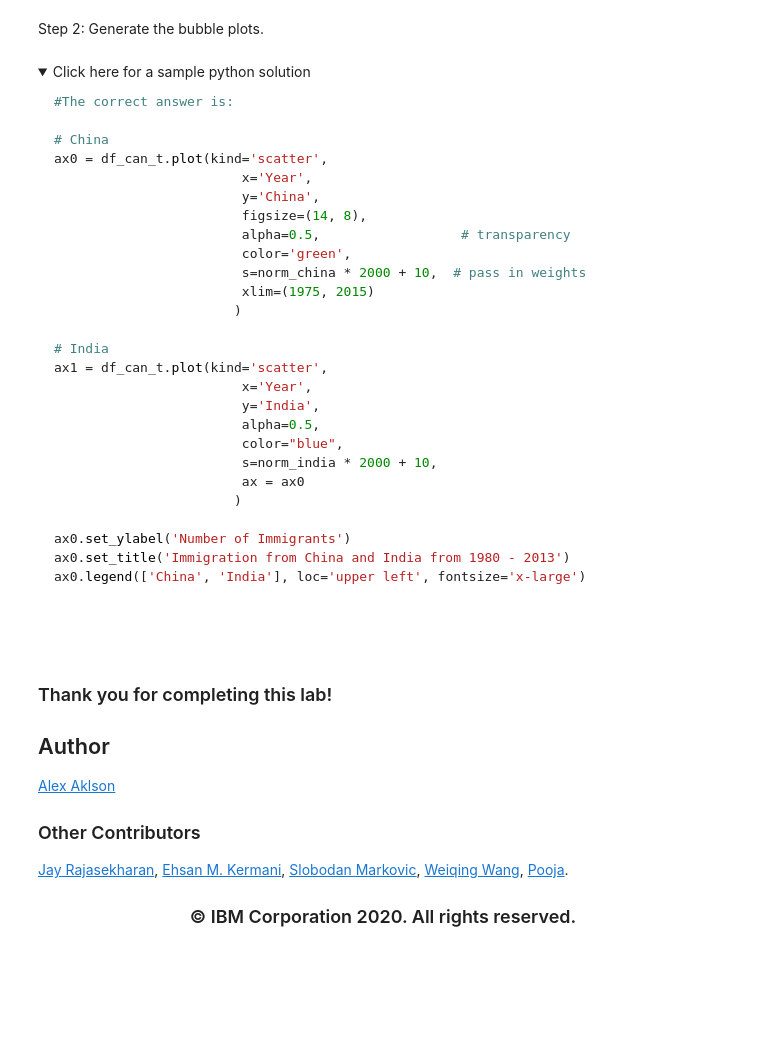
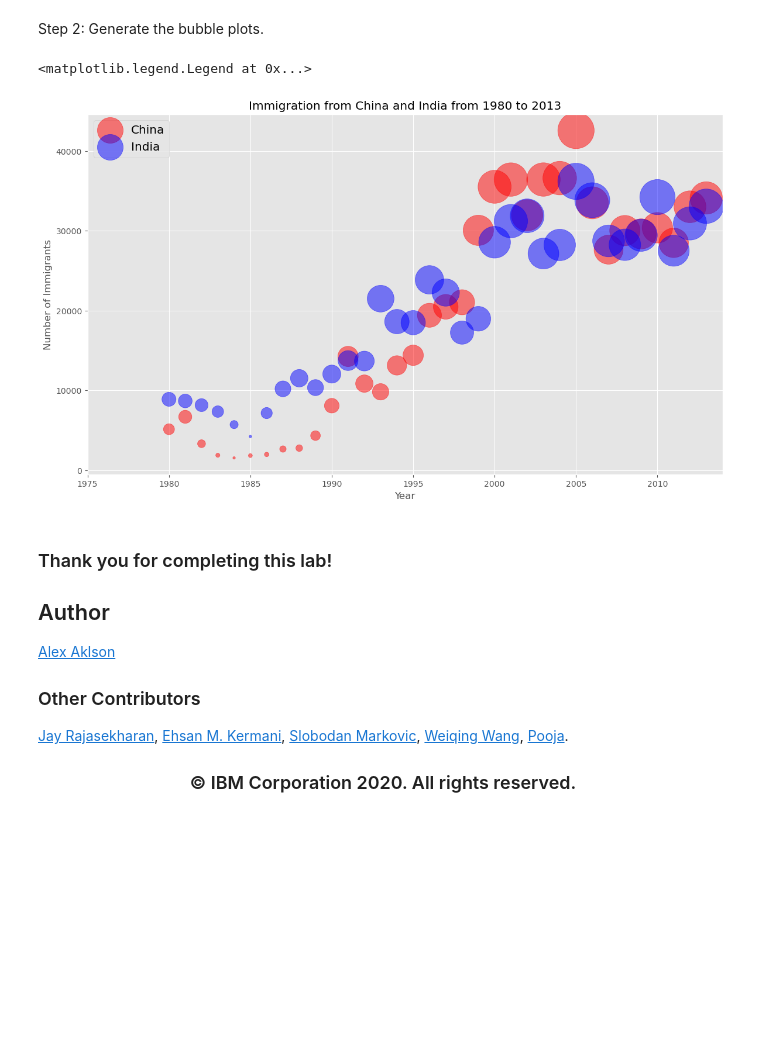
Before and after one commit to alinazir105/Data-Visualization-in-Python, a Jupyter notebook: 4-Pie-Charts-Box-Plots-Scatter-Plots-and-Bubble-Plots.ipynb, the cells around one changed output. Saved outputs shown, nothing was run; the diff lists cells and outputs as text; code cells hidden in the pictures; folded sections open; blank space fills up the shorter version.

````diff
--- a/4-Pie-Charts-Box-Plots-Scatter-Plots-and-Bubble-Plots.ipynb
+++ b/4-Pie-Charts-Box-Plots-Scatter-Plots-and-Bubble-Plots.ipynb
@@ -737,6 +744,6 @@ Step 1: Normalize the data pertaining to China and India.
 ### type your answer here
 
 # normalized Chinese data
-# norm_china = ...
+norm_china = (df_can_t['China'] - df_can_t['China'].min()) / (df_can_t['China'].max() - df_can_t['China'].min())
 # normalized Indian data
-# norm_india = ...
+norm_india = (df_can_t['India'] - df_can_t['India'].min()) / (df_can_t['India'].max() - df_can_t['India'].min())
@@ -762,38 +752,33 @@ Step 2: Generate the bubble plots.
-# %% [markdown]
-<details><summary>Click here for a sample python solution</summary>
-
-```python
-#The correct answer is:
-
-# China
-ax0 = df_can_t.plot(kind='scatter',
-                        x='Year',
-                        y='China',
-                        figsize=(14, 8),
-                        alpha=0.5,                  # transparency
-                        color='green',
-                        s=norm_china * 2000 + 10,  # pass in weights
-                        xlim=(1975, 2015)
-                       )
-
-# India
-ax1 = df_can_t.plot(kind='scatter',
-                        x='Year',
-                        y='India',
-                        alpha=0.5,
-                        color="blue",
-                        s=norm_india * 2000 + 10,
-                        ax = ax0
-                       )
-
-ax0.set_ylabel('Number of Immigrants')
-ax0.set_title('Immigration from China and India from 1980 - 2013')
-ax0.legend(['China', 'India'], loc='upper left', fontsize='x-large')
-
-
-```
-
-</details>
+# %%
+### type your answer here
+ax0 = df_can_t.plot(
+    kind='scatter',
+    x='Year',
+    y='China',
+    figsize=(14,8),
+    alpha=0.5,
+    color='red',
+    s = norm_china * 2000 + 10,
+    xlim=(1975, 2014)
+)
+
+ax1 = df_can_t.plot(
+    kind='scatter',
+    x='Year',
+    y='India',
+    alpha=0.5,
+    color='blue',
+    s = norm_india * 2000 + 10,
+    ax=ax0
+)
+
+
+ax0.set_ylabel('Number of Immigrants')
+ax0.set_title('Immigration from China and India from 1980 to 2013')
+ax0.legend(['China', 'India'], loc='upper left', fontsize='x-large')
+# %% [output]
+<matplotlib.legend.Legend at 0x...>
+[figure, added]
 # %% [markdown]
 ### Thank you for completing this lab!
 
````
Also changed, not shown: parts of 38 cells of this notebook.
